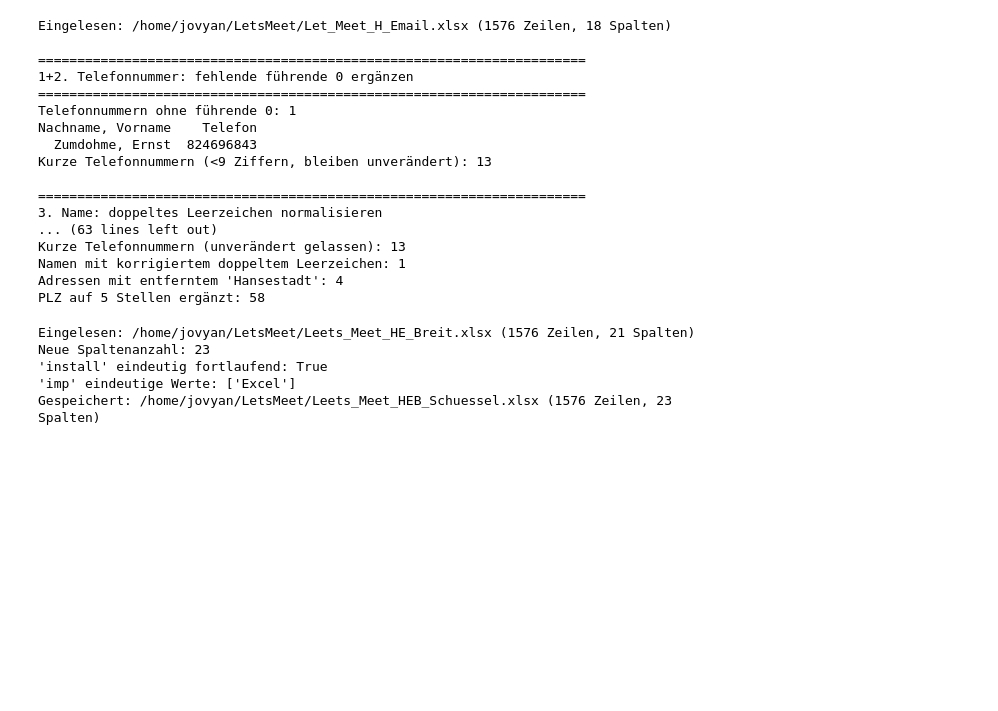
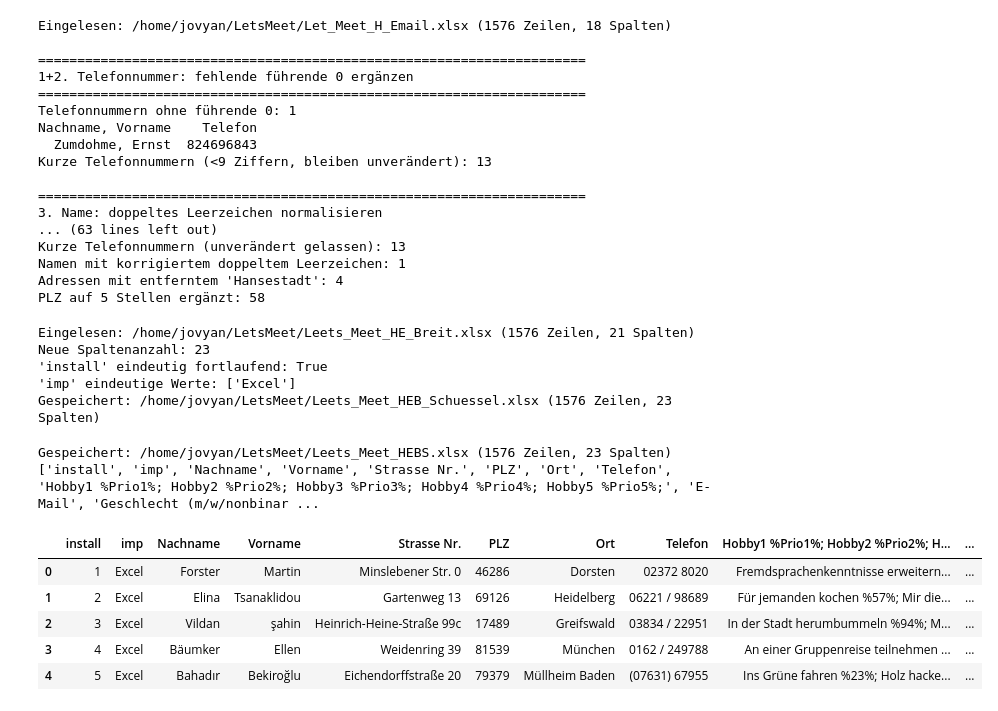
Before and after one commit to Milanninio9/LetsMeet, a Jupyter notebook: Analyse_xlxs.ipynb, the cells around one changed output. Cells and saved outputs as stored; diff of their text form; code cells hidden in the pictures; blank space fills up the shorter version.

Commit message:
Leets_Meet_HEBS Excel hinzugefuegt und Notebook aktualisiert

```diff
--- a/Analyse_xlxs.ipynb
+++ b/Analyse_xlxs.ipynb
@@ -1425,3 +1425,21 @@ Neue Spaltenanzahl: 23
 'install' eindeutig fortlaufend: True
 'imp' eindeutige Werte: ['Excel']
 Gespeichert: /home/jovyan/LetsMeet/Leets_Meet_HEB_Schuessel.xlsx (1576 Zeilen, 23 Spalten)
+# %%
+OUTPUT_FILENAME_HEBS = "Leets_Meet_HEBS.xlsx"
+
+out_path = xlsx_path.parent / OUTPUT_FILENAME_HEBS
+df.to_excel(out_path, index=False)
+
+print(f"Gespeichert: {out_path} ({df.shape[0]} Zeilen, {df.shape[1]} Spalten)")
+print(df.columns.tolist())
+df.head(5)
+# %% [output]
+Gespeichert: /home/jovyan/LetsMeet/Leets_Meet_HEBS.xlsx (1576 Zeilen, 23 Spalten)
+['install', 'imp', 'Nachname', 'Vorname', 'Strasse Nr.', 'PLZ', 'Ort', 'Telefon', 'Hobby1 %Prio1%; Hobby2 %Prio2%; Hobby3 %Prio3%; Hobby4 %Prio4%; Hobby5 %Prio5%;', 'E-Mail', 'Geschlecht (m/w/nonbinar ...
+|  | install | imp | Nachname | Vorname | Strasse Nr. | PLZ | Ort | Telefon | Hobby1 %Prio1%; Hobby2 %Prio2%; H... | ... |
+| 0 | 1 | Excel | Forster | Martin | Minslebener Str. 0 | 46286 | Dorsten | 02372 8020 | Fremdsprachenkenntnisse erweitern... | ... |
+| 1 | 2 | Excel | Elina | Tsanaklidou | Gartenweg 13 | 69126 | Heidelberg | 06221 / 98689 | Für jemanden kochen %57%; Mir die... | ... |
+| 2 | 3 | Excel | Vildan | şahin | Heinrich-Heine-Straße 99c | 17489 | Greifswald | 03834 / 22951 | In der Stadt herumbummeln %94%; M... | ... |
+| 3 | 4 | Excel | Bäumker | Ellen | Weidenring 39 | 81539 | München | 0162 / 249788 | An einer Gruppenreise teilnehmen ... | ... |
+| 4 | 5 | Excel | Bahadır | Bekiroğlu | Eichendorffstraße 20 | 79379 | Müllheim Baden | (07631) 67955 | Ins Grüne fahren %23%; Holz hacke... | ... |
```
Also changed, not shown: 1 other file.
